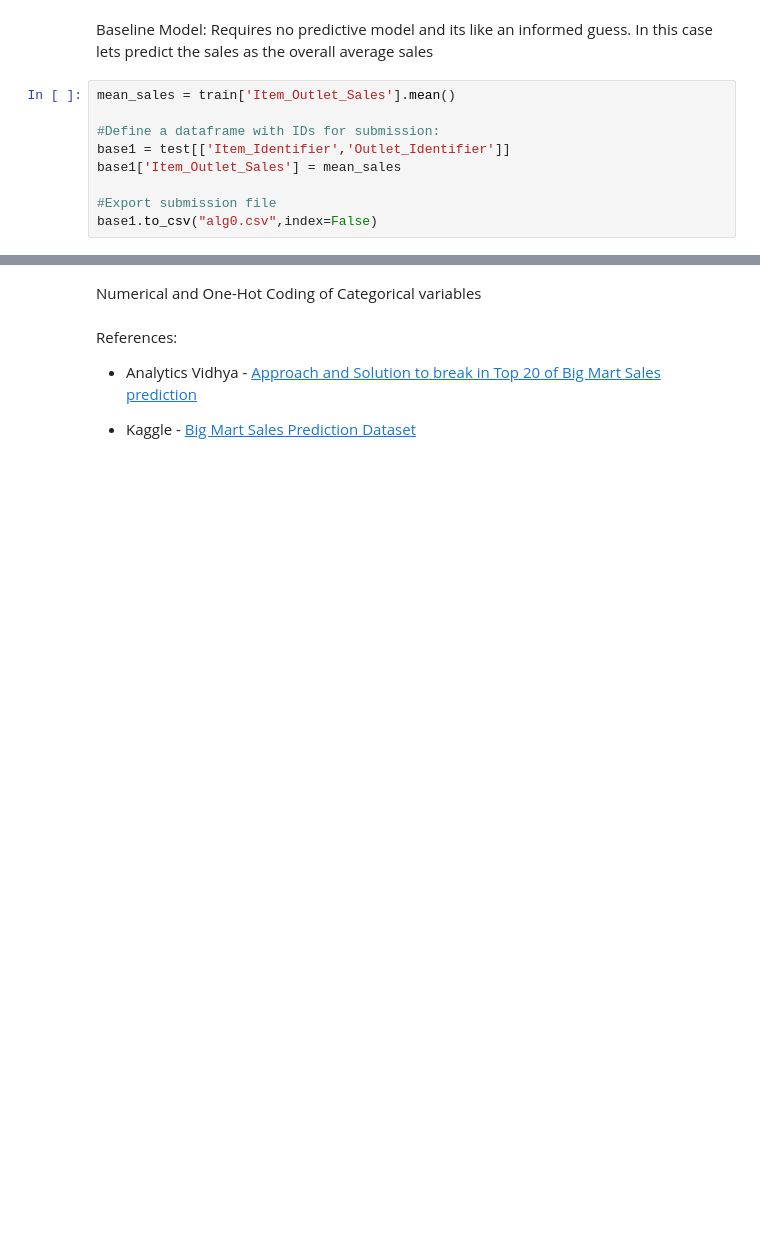
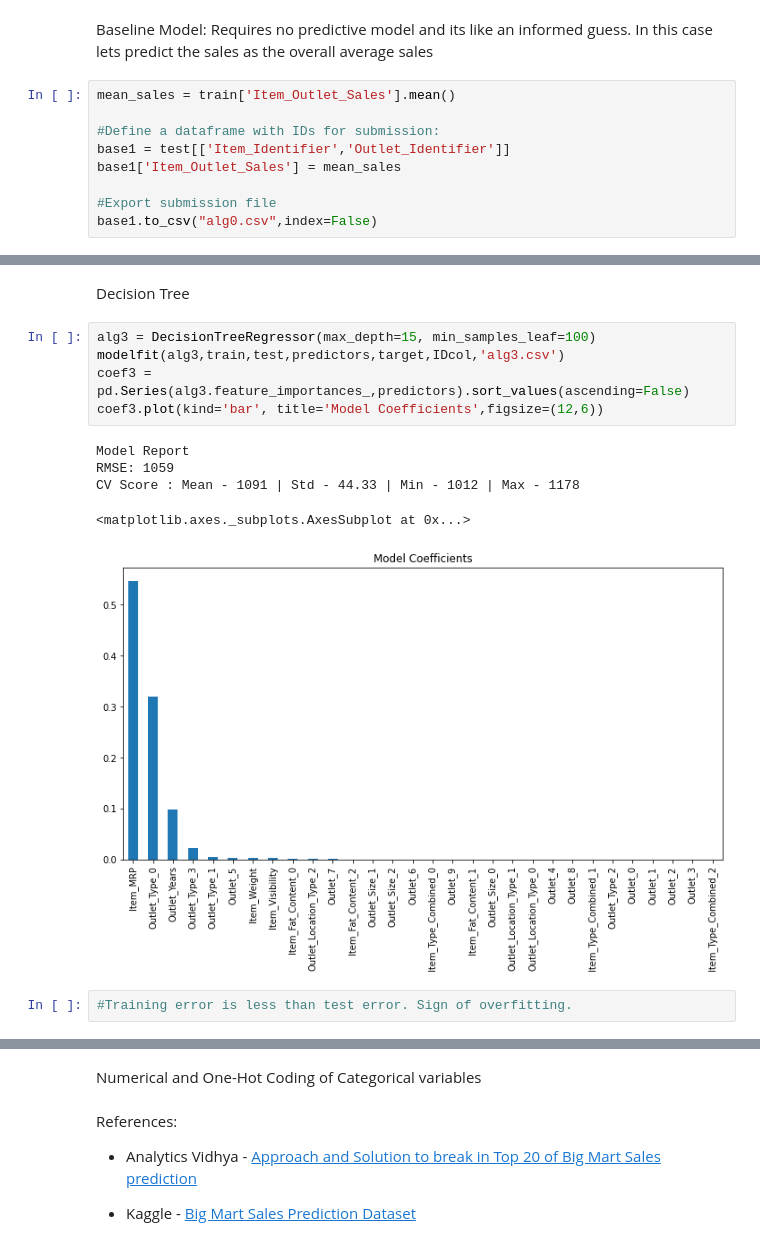
Before and after one commit to ras783/ML_Projects, a Jupyter notebook: Regression/BigMart_Sales_prediction/BigMart_Sales_prediction.ipynb, the cells around one changed output, grey strips where cells are left out. Saved outputs shown, nothing was run; the diff lists cells and outputs as text; blank space fills up the shorter version.

```diff
--- a/Regression/BigMart_Sales_prediction/BigMart_Sales_prediction.ipynb
+++ b/Regression/BigMart_Sales_prediction/BigMart_Sales_prediction.ipynb
@@ -464,0 +534,15 @@ base1.to_csv("alg0.csv",index=False)
+# %% [markdown]
+Decision Tree
+# %%
+alg3 = DecisionTreeRegressor(max_depth=15, min_samples_leaf=100)
+modelfit(alg3,train,test,predictors,target,IDcol,'alg3.csv')
+coef3 = pd.Series(alg3.feature_importances_,predictors).sort_values(ascending=False)
+coef3.plot(kind='bar', title='Model Coefficients',figsize=(12,6))
+# %% [output]
+Model Report
+RMSE: 1059
+CV Score : Mean - 1091 | Std - 44.33 | Min - 1012 | Max - 1178
+<matplotlib.axes._subplots.AxesSubplot at 0x...>
+[figure, added]
+# %%
+#Training error is less than test error. Sign of overfitting.
```
Also changed, not shown: parts of 17 cells of this notebook, 4 other files.
